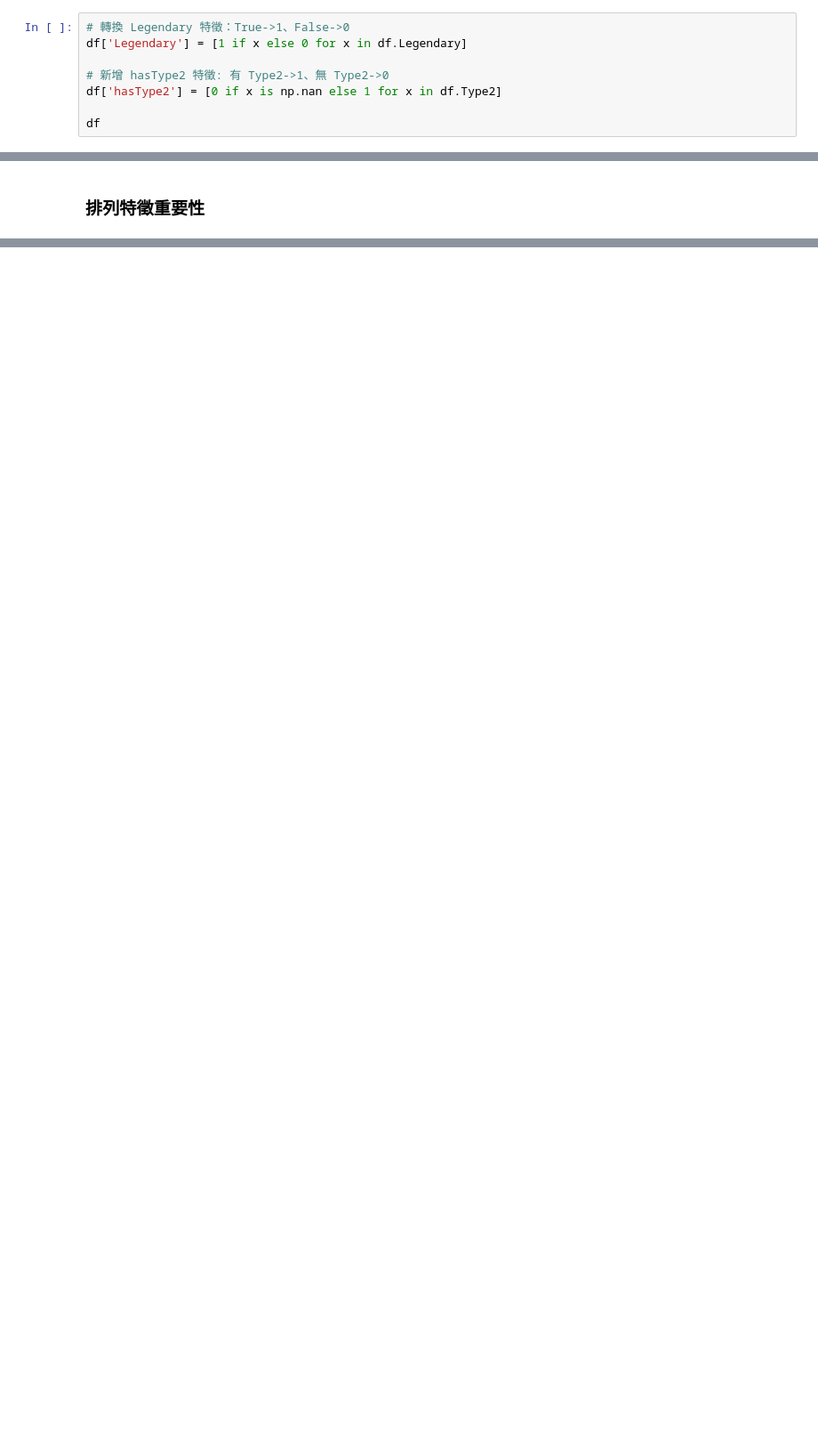
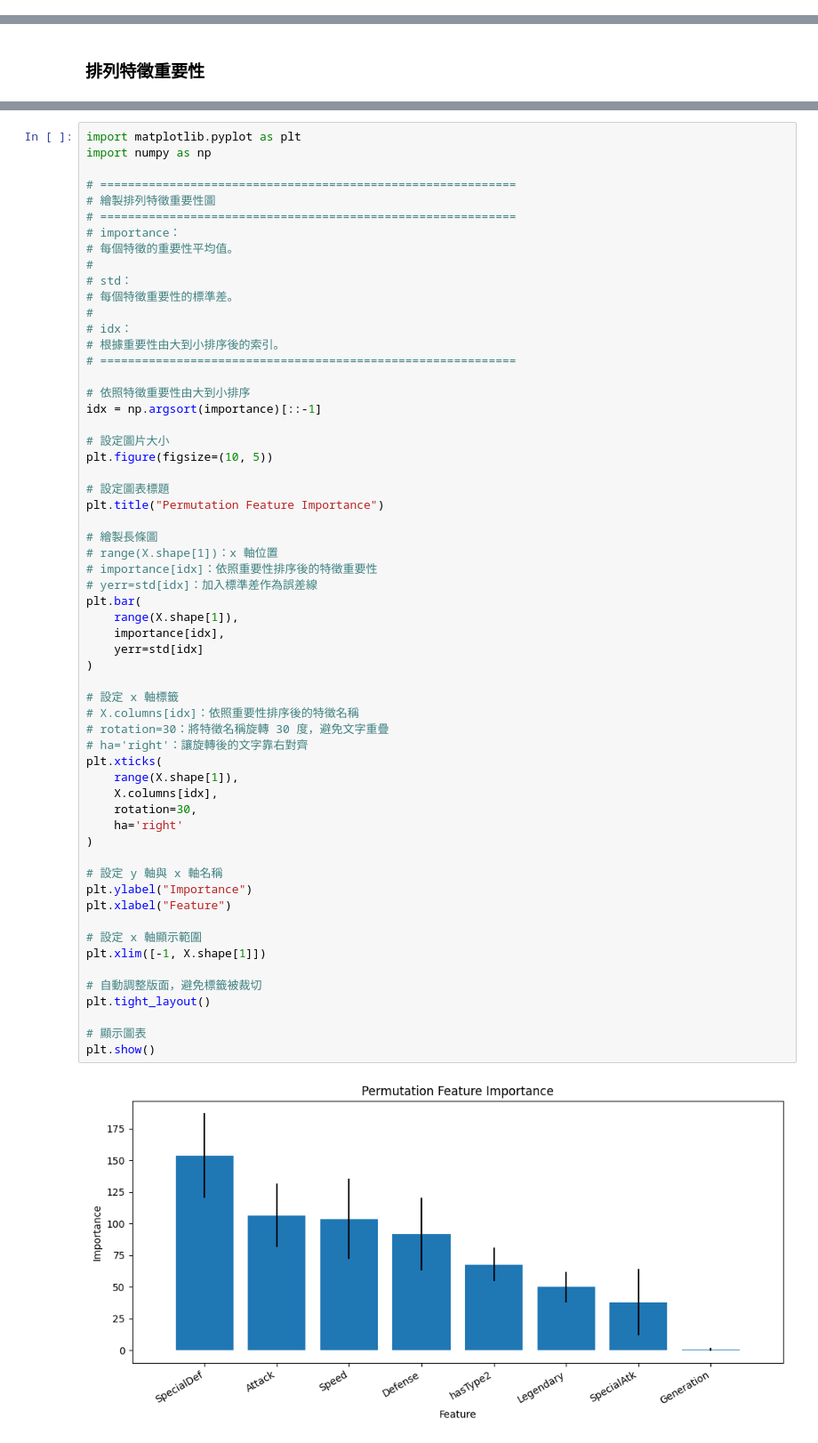
Before and after one commit to telunyang/python_machine_learning, a Jupyter notebook: 1/1.ipynb, the cells around one changed output, grey strips where cells are left out. Shown at 89% size. Saved outputs shown, nothing was run; the diff lists cells and outputs as text; blank space fills up the shorter version.

```diff
--- a/1/1.ipynb
+++ b/1/1.ipynb
@@ -1046,8 +1259,0 @@ df
-# %%
-# 轉換 Legendary 特徵：True->1、False->0
-df['Legendary'] = [1 if x else 0 for x in df.Legendary]
-
-# 新增 hasType2 特徵: 有 Type2->1、無 Type2->0
-df['hasType2'] = [0 if x is np.nan else 1 for x in df.Type2]
-
-df
@@ -1716,0 +3394,61 @@ plt.xlim([-1, X.shape[1]])
+# %%
+import matplotlib.pyplot as plt
+import numpy as np
+
+# ============================================================
+# 繪製排列特徵重要性圖
+# ============================================================
+# importance：
+# 每個特徵的重要性平均值。
+#
+# std：
+# 每個特徵重要性的標準差。
+#
+# idx：
+# 根據重要性由大到小排序後的索引。
+# ============================================================
+
+# 依照特徵重要性由大到小排序
+idx = np.argsort(importance)[::-1]
+
+# 設定圖片大小
+plt.figure(figsize=(10, 5))
+
+# 設定圖表標題
+plt.title("Permutation Feature Importance")
+
+# 繪製長條圖
+# range(X.shape[1])：x 軸位置
+# importance[idx]：依照重要性排序後的特徵重要性
+# yerr=std[idx]：加入標準差作為誤差線
+plt.bar(
+    range(X.shape[1]),
+    importance[idx],
+    yerr=std[idx]
+)
+
+# 設定 x 軸標籤
+# X.columns[idx]：依照重要性排序後的特徵名稱
+# rotation=30：將特徵名稱旋轉 30 度，避免文字重疊
+# ha='right'：讓旋轉後的文字靠右對齊
+plt.xticks(
+    range(X.shape[1]),
+    X.columns[idx],
+    rotation=30,
+    ha='right'
+)
+
+# 設定 y 軸與 x 軸名稱
+plt.ylabel("Importance")
+plt.xlabel("Feature")
+
+# 設定 x 軸顯示範圍
+plt.xlim([-1, X.shape[1]])
+
+# 自動調整版面，避免標籤被裁切
+plt.tight_layout()
+
+# 顯示圖表
+plt.show()
+# %% [output]
+[figure, added]
```
Also changed, not shown: parts of 95 cells of this notebook.
